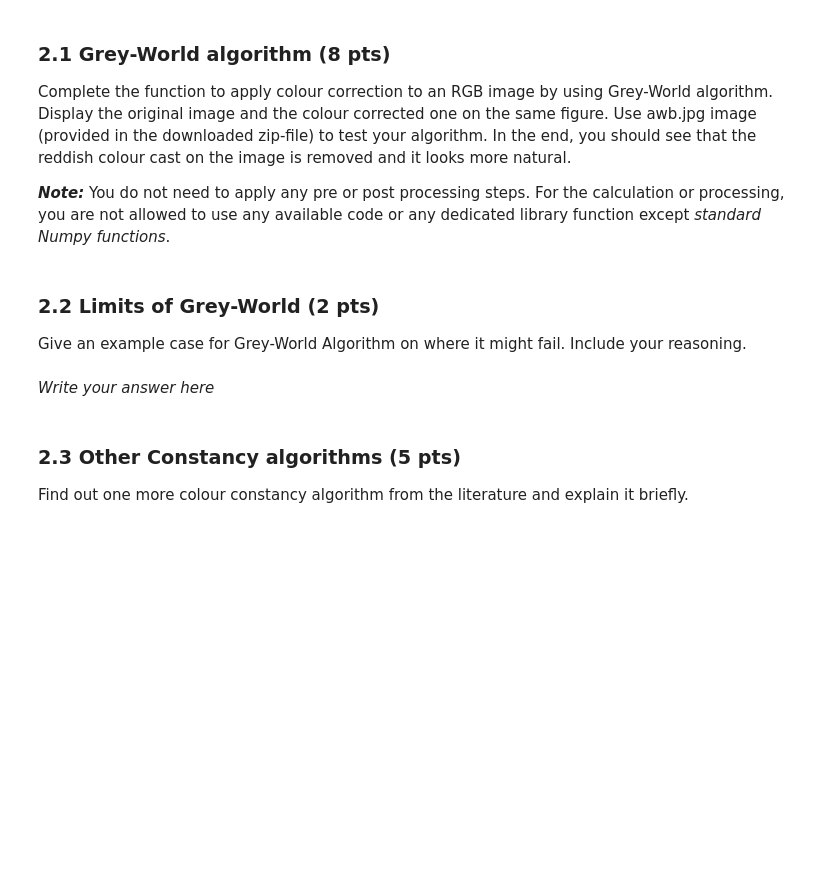
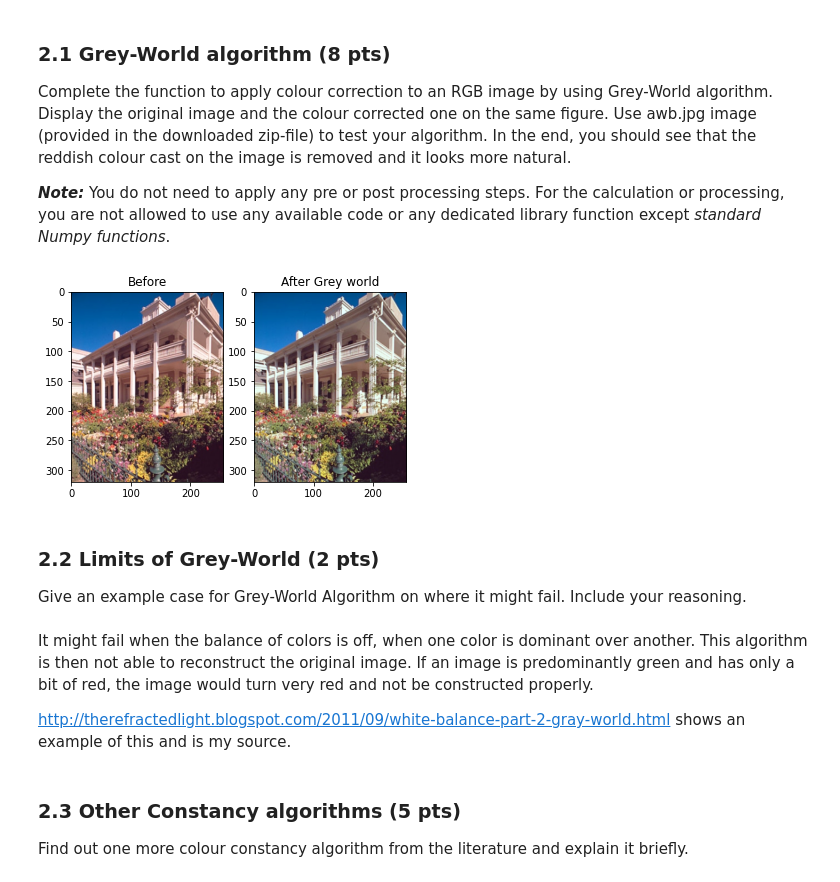
Before and after one commit to ekinfergan/ComputerVision1-UvA, a Jupyter notebook: Lab1/CV1_Lab1_Students.ipynb, the cells around one changed output. Saved outputs shown, nothing was run; the diff lists cells and outputs as text; code cells hidden in the pictures; blank space fills up the shorter version.

```diff
--- a/Lab1/CV1_Lab1_Students.ipynb
+++ b/Lab1/CV1_Lab1_Students.ipynb
@@ -235,17 +235,47 @@ Complete the function to apply colour correction to an RGB image by using Grey-W
 
   ***Note:*** You do not need to apply any pre or post processing steps. For the calculation or processing, you are not allowed to use any available code or any dedicated library function except *standard Numpy functions*.
 # %%
+"""
+A Method to Improve Robustness of the Gray World Algorithm by Chen Guanghua et al. Was used for an explanation of the alpha, beta, gamma factors.
+"""
 def grey_world(awb_img):
+    colorCorrectedImg = np.zeros(awb_img.shape)
+    awb_img = awb_img / 255
+    # calculate the average over every color channel
+    r_avg = np.average(awb_img[:,:,0])
+    g_avg = np.average(awb_img[:,:,1])
+    b_avg = np.average(awb_img[:,:,2])
+    # calculate the average value over all the channels
+    gray = (r_avg + g_avg + b_avg) / 3
+    # the values of alpha, beta and gamma ara calculated as the gray value / channel average
+    # we make use of the clipping function since some values go beyond 1, if only by a tiny bit.
+    colorCorrectedImg[:,:,0] = np.clip((gray / r_avg) * awb_img[:,:,0], 0, 1)
+    colorCorrectedImg[:,:,1] = np.clip((gray / g_avg) * awb_img[:,:,1], 0, 1)
+    colorCorrectedImg[:,:,2] = np.clip((gray / b_avg) * awb_img[:,:,2], 0, 1)
+    return colorCorrectedImg
 
-    # YOUR CODE HERE
+awb_img = plt.imread("images/awb/awb.jpg")
+new_img = grey_world(awb_img)
+fig = plt.figure()
 
-    return colorCorrectedImg
+plt.subplot(1, 2, 1)
+plt.imshow(awb_img)
+plt.title("Before")
+
+plt.subplot(1, 2, 2)
+plt.imshow(new_img)
+plt.title("After Grey world")
+plt.show()
+# %% [output]
+[figure, added]
 # %% [markdown]
 ### 2.2 Limits of Grey-World (2 pts)
 
 Give an example case for Grey-World Algorithm on where it might fail. Include your reasoning.
 # %% [markdown]
-*Write your answer here*
+It might fail when the balance of colors is off, when one color is dominant over another. This algorithm is then not able to reconstruct the original image. If an image is predominantly green and has only a bit of red, the image would turn very red and not be constructed properly.
+
+http://therefractedlight.blogspot.com/2011/09/white-balance-part-2-gray-world.html shows an example of this and is my source.
 # %% [markdown]
 ### 2.3 Other Constancy algorithms (5 pts)
 
```
Also changed, not shown: parts of 2 cells of this notebook.
